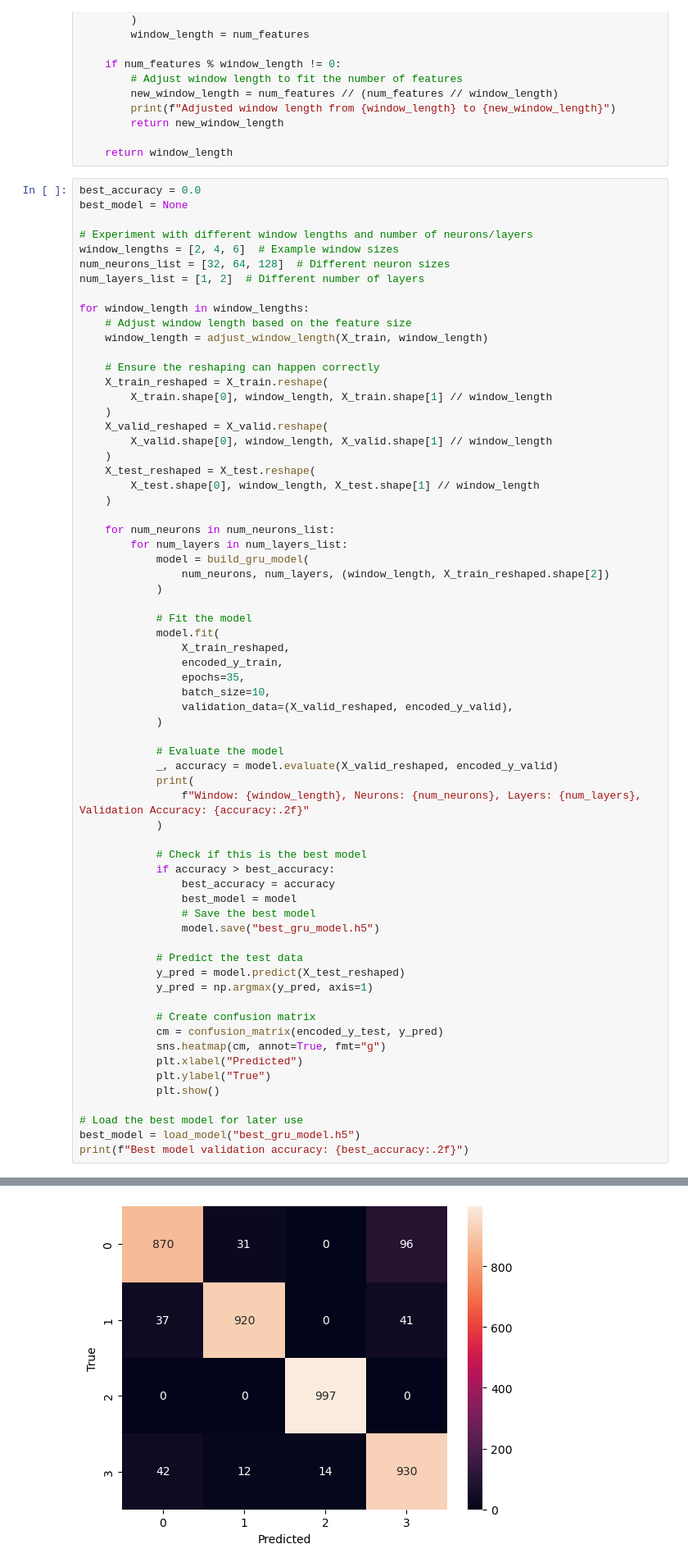
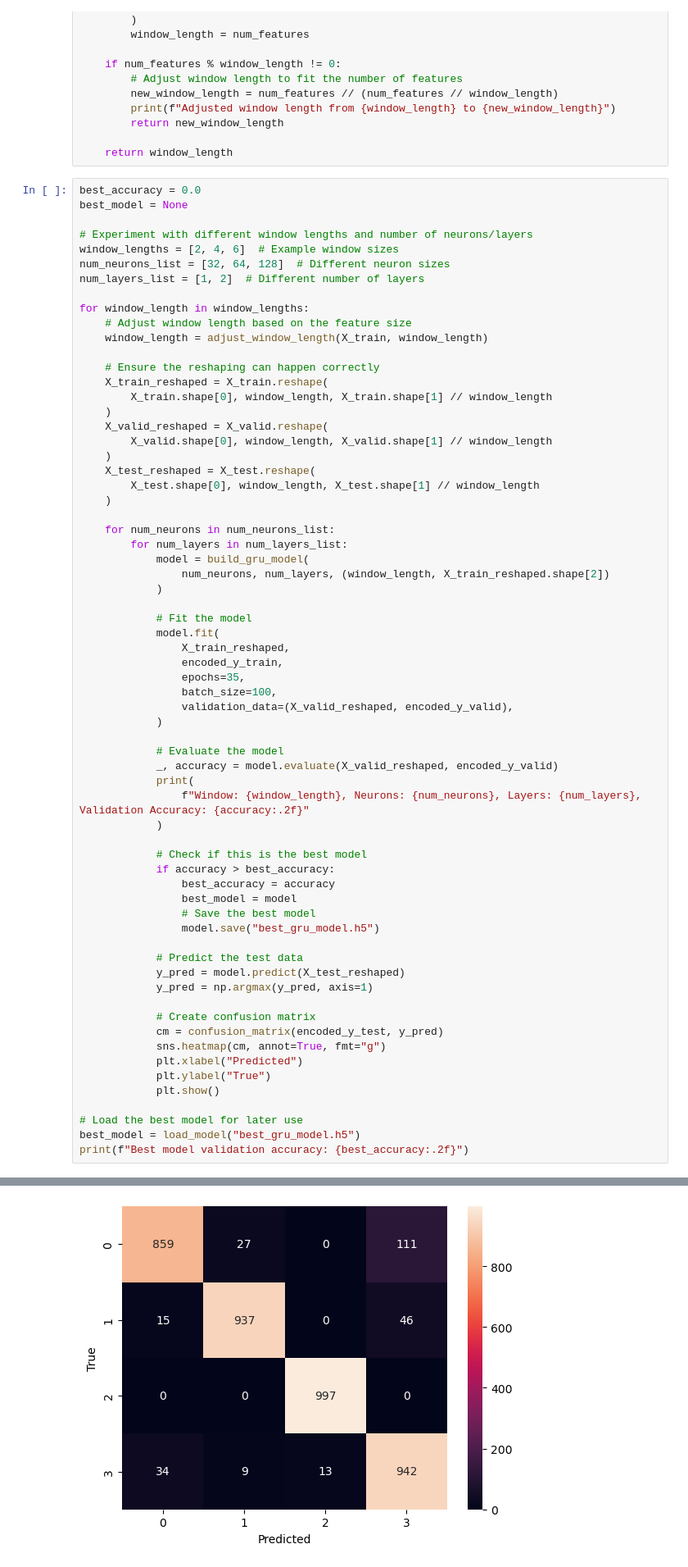
Before and after one commit to AhmedSabaawi/ML, a Jupyter notebook: lab4/lab4_v3.ipynb, the cells around one changed output, grey strips where cells are left out. Shown at 82% size. Drawn from its saved outputs; the diff is of its cells as text.

```diff
--- a/lab4/lab4_v3.ipynb
+++ b/lab4/lab4_v3.ipynb
@@ -115,7 +116,7 @@ for window_length in window_lengths:
                 X_train_reshaped,
                 encoded_y_train,
                 epochs=35,
-                batch_size=10,
+                batch_size=100,
                 validation_data=(X_valid_reshaped, encoded_y_valid),
             )
 
@@ -167 +170 @@ Window: 2, Neurons: 32, Layers: 1, Validation Accuracy: 0.93
-[figure, old version]
+[figure, new version]
```
Also changed, not shown: parts of 3 cells of this notebook, 2 other files.
